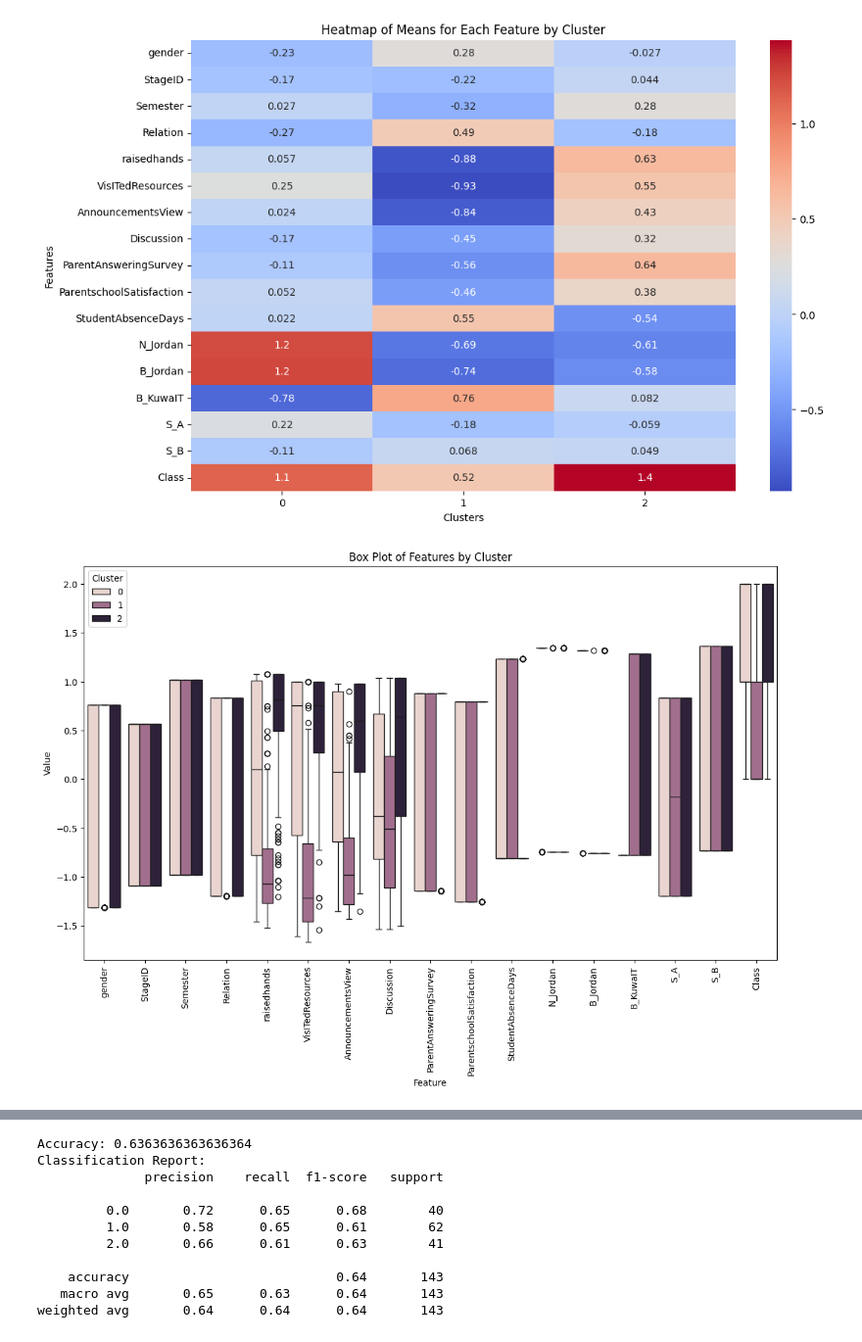
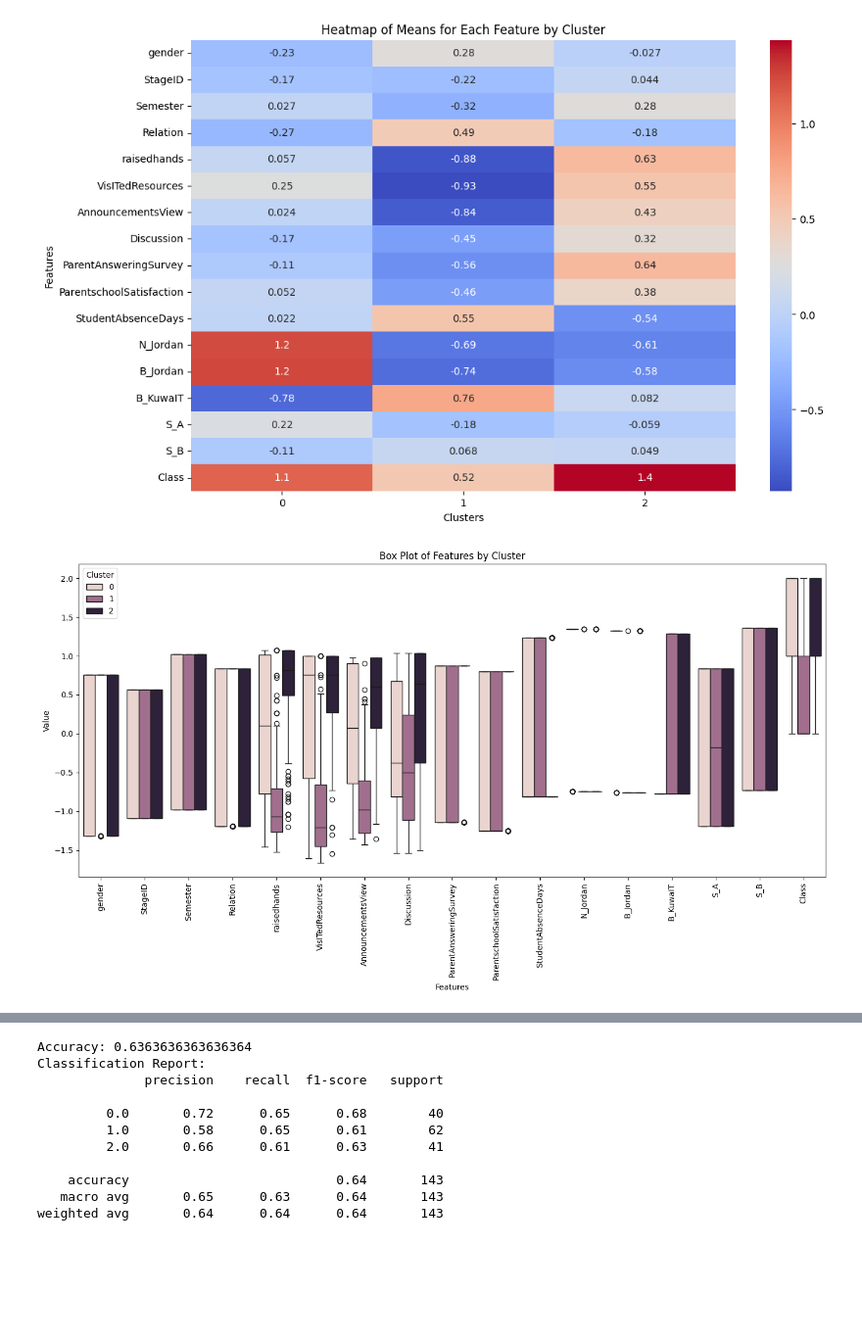
Before and after one commit to FaridRash/HW-SW-B, a Jupyter notebook: Notebooks/Farid/Farid_final_with_comments.ipynb, the cells around one changed output, grey strips where cells are left out. Shown at 98% size. Saved outputs shown, nothing was run; the diff lists cells and outputs as text; code cells hidden in the pictures; blank space fills up the shorter version.

```diff
--- a/Notebooks/Farid/Farid_final_with_comments.ipynb
+++ b/Notebooks/Farid/Farid_final_with_comments.ipynb
@@ -876,0 +887,32 @@ print(cluster_stats)
+# %%
+# Extract feature columns from the hierarchical columns of cluster_stats
+feature_columns = cluster_stats.columns.levels[0]
+
+# Number of clusters (shape[0] gives the number of rows, which corresponds to clusters)
+n_clusters = cluster_stats.shape[0]
+
+# Plotting setup
+n_features = len(feature_columns)
+fig, axes = plt.subplots(n_features, 1, figsize=(10, n_features * 4), sharex=True)
+
+# Iterate over each feature column
+for i, feature in enumerate(feature_columns):
+    # Extract mean and standard deviation values for the current feature across clusters
+    means = cluster_stats[feature]['mean']
+    stds = cluster_stats[feature]['std']
+
+    # Create a bar plot for mean with error bars representing standard deviation
+    axes[i].bar(range(n_clusters), means, yerr=stds, align='center', alpha=0.7, ecolor='black', capsize=10)
+
+    # Set title and labels for each subplot
+    axes[i].set_title(f'Mean and Standard Deviation of {feature}')
+    axes[i].set_ylabel('Value')
+    axes[i].set_xticks(range(n_clusters))
+    axes[i].set_xticklabels([f'Cluster {x}' for x in range(n_clusters)])
+
+# Set common xlabel for all subplots
+plt.xlabel('Cluster')
+
+# Adjust layout and display the plot
+plt.tight_layout()
+plt.show()
@@ -885,11 +939,18 @@ plt.show()
 # %% [output]
 [figure]
 # %%
-# Assuming melted_data contains your melted DataFrame
+# Melt the DataFrame to long format for seaborn
+melted_data = vif_droped_data.melt(id_vars=['Cluster'], value_vars=feature_columns, var_name='Feature', value_name='Value')
+
+# Plotting the box plot
 plt.figure(figsize=(14, 8))
 sns.boxplot(x='Feature', y='Value', hue='Cluster', data=melted_data)
 plt.title('Box Plot of Features by Cluster')
-plt.xticks(rotation=90)
+plt.xticks(rotation=90)  # Rotate x-axis labels for better visibility if necessary
+plt.xlabel('Features')
+plt.ylabel('Value')
+plt.legend(title='Cluster')  # Add legend with cluster labels
+plt.tight_layout()
 plt.show()
 # %% [output]
-[figure, old version]
+[figure, new version]
```
Also changed, not shown: parts of 6 cells of this notebook.
